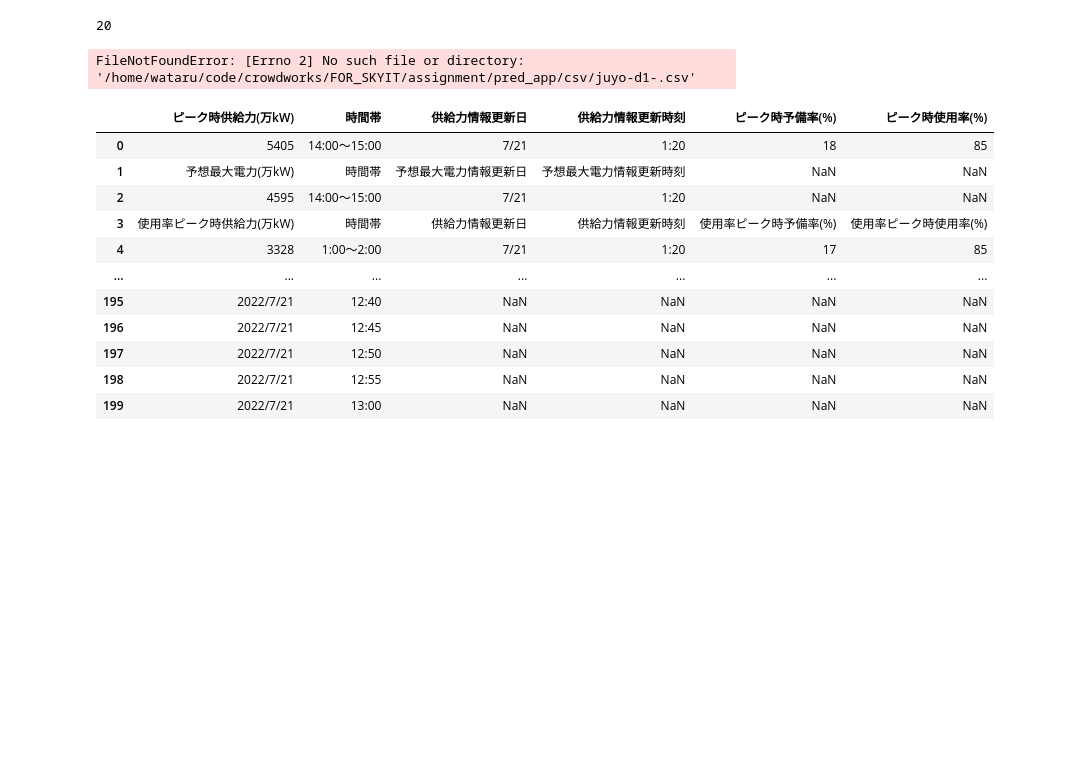
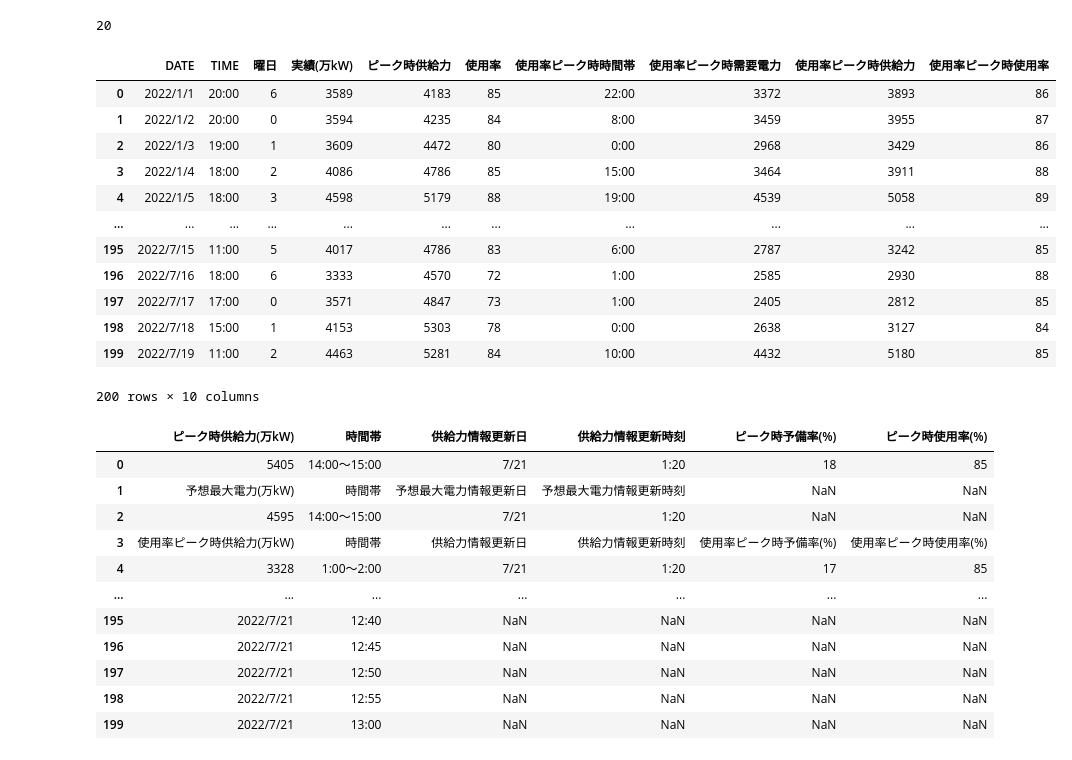
Before and after one commit to TISKYIT/e_power_pred, a Jupyter notebook: e_power_pred_test.ipynb, the cells around one changed output. Drawn from its saved outputs; the diff is of its cells as text; code cells hidden in the pictures; blank space fills up the shorter version.

```diff
--- a/e_power_pred_test.ipynb
+++ b/e_power_pred_test.ipynb
@@ -13,11 +13,24 @@ url = 'https://www.tepco.co.jp/forecast/html/images/juyo-d1-j.csv'
 file_dir = '/home/wataru/code/crowdworks/FOR_SKYIT/assignment/pred_app/csv'
 file_path = os.path.join(file_dir, os.path.basename(url))
 # %%
-dataframe_src = pd.read_csv(os.path.join(file_dir, 'juyo-d1-j.csv'), header=1, encoding='shift-jis')
+dataframe_src = pd.read_csv(os.path.join(file_dir, 'juyo-result-j.csv'), header=1, encoding='shift-jis')
 # dt_last = dt.strptime(list(dataframe_src.tail(1).DATE)[0], '%Y/%m/%d').date()
 # dt_now = dt.today().date()
+dataframe_src
 # %% [output]
+|  | DATE | TIME | 曜日 | 実績(万kW) | ピーク時供給力 | 使用率 | 使用率ピーク時時間帯 | 使用率ピーク時需要電力 | 使用率ピーク時供給力 | 使用率ピーク時使用率 |
+| 0 | 2022/1/1 | 20:00 | 6 | 3589 | 4183 | 85 | 22:00 | 3372 | 3893 | 86 |
+| 1 | 2022/1/2 | 20:00 | 0 | 3594 | 4235 | 84 | 8:00 | 3459 | 3955 | 87 |
+| 2 | 2022/1/3 | 19:00 | 1 | 3609 | 4472 | 80 | 0:00 | 2968 | 3429 | 86 |
+| 3 | 2022/1/4 | 18:00 | 2 | 4086 | 4786 | 85 | 15:00 | 3464 | 3911 | 88 |
+| 4 | 2022/1/5 | 18:00 | 3 | 4598 | 5179 | 88 | 19:00 | 4539 | 5058 | 89 |
+| ... | ... | ... | ... | ... | ... | ... | ... | ... | ... | ... |
+| 195 | 2022/7/15 | 11:00 | 5 | 4017 | 4786 | 83 | 6:00 | 2787 | 3242 | 85 |
+| 196 | 2022/7/16 | 18:00 | 6 | 3333 | 4570 | 72 | 1:00 | 2585 | 2930 | 88 |
+| 197 | 2022/7/17 | 17:00 | 0 | 3571 | 4847 | 73 | 1:00 | 2405 | 2812 | 85 |
+| 198 | 2022/7/18 | 15:00 | 1 | 4153 | 5303 | 78 | 0:00 | 2638 | 3127 | 84 |
+| 199 | 2022/7/19 | 11:00 | 2 | 4463 | 5281 | 84 | 10:00 | 4432 | 5180 | 85 |
-FileNotFoundError: [Errno 2] No such file or directory: '/home/wataru/code/crowdworks/FOR_SKYIT/assignment/pred_app/csv/juyo-d1-.csv'
+200 rows × 10 columns
 # %%
 dataframe = pd.read_csv(file_path, header=1, encoding='shift-jis')
 dataframe.head(200)
```
Also changed, not shown: parts of 1 cell of this notebook, 1 other file.
